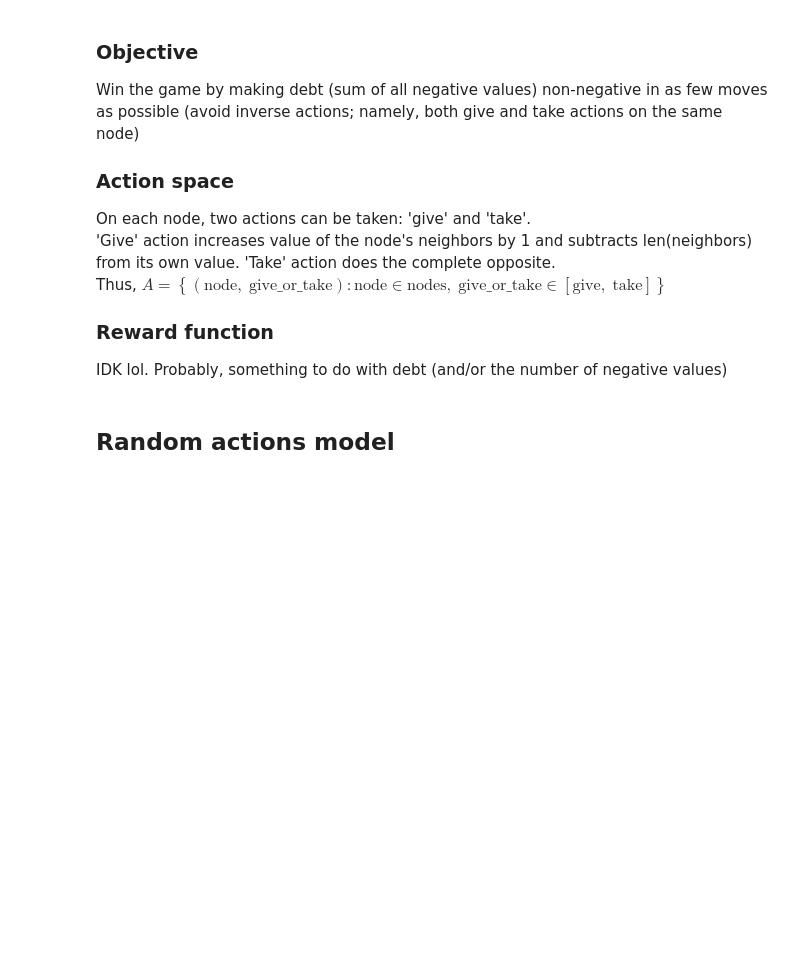
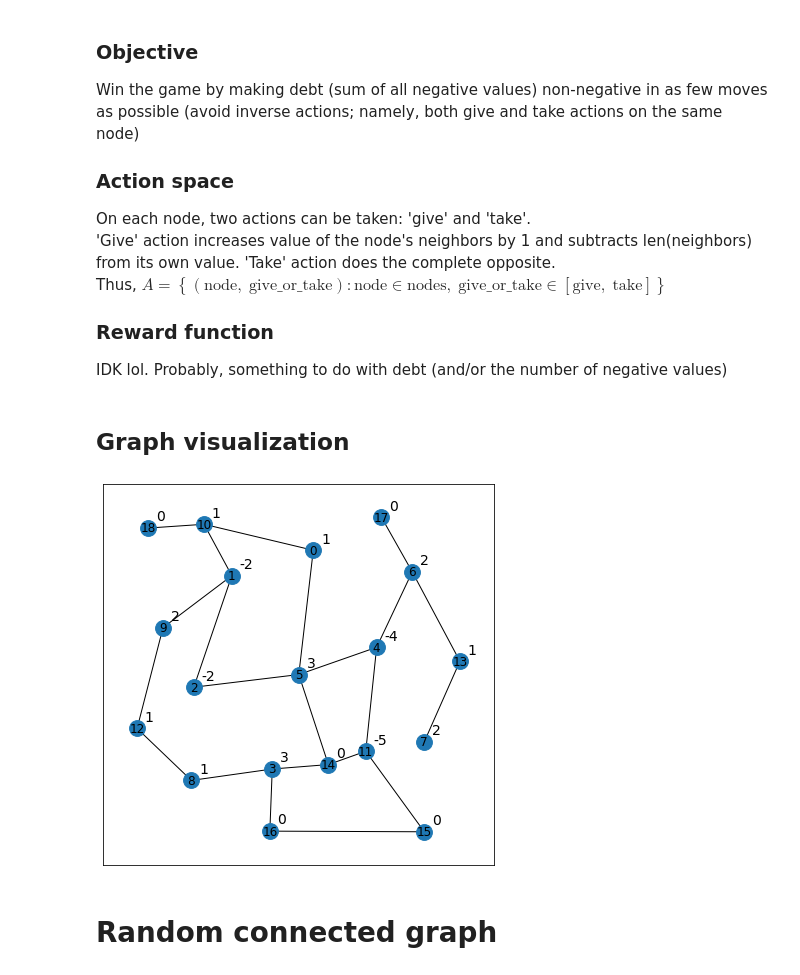
Before and after one commit to rayannott/dollargame, a Jupyter notebook: dollar_game_RL.ipynb, the cells around one changed output. Drawn from its saved outputs; the diff is of its cells as text; code cells hidden in the pictures; blank space fills up the shorter version.

```diff
--- a/dollar_game_RL.ipynb
+++ b/dollar_game_RL.ipynb
@@ -19,2 +18,0 @@ import json
-# %%
-G = load_game('game2.json')
@@ -68,5 +34,27 @@ Thus, $A = \left\{(\text{node},\;\text{give_or_take}): \text{node}\in\text{nodes
 
 ### Reward function
 IDK lol. Probably, something to do with debt (and/or the number of negative values)
+# %% [markdown]
+## Graph visualization
+# %%
+def transform_positions(pos):
+    x, y = pos
+    return (x - 160)/640, 1 - y/600
+
+def draw_graph(G, pos=None, savefig=''):
+    if not pos:
+        pos = {node: transform_positions(node_data['pos']) for node, node_data in G.nodes.items()}
+    fig, ax = plt.subplots(figsize=(7, 7))
+    for node, node_data in G.nodes.items():
+        plt.text(pos[node][0] + 0.02*0, pos[node][1] + 0.02*0, str(node_data['val']), fontsize=14)
+    nx.draw_networkx(G, pos=pos, ax=ax, node_size=250)
+    if savefig:
+        fig.savefig(f'others/{savefig}')
+# %%
+G = load_game('35.json')
+# %%
+draw_graph(G, savefig='')
+# %% [output]
+[figure, added]
 # %% [markdown]
-## Random actions model
+# Random connected graph
```
Also changed, not shown: parts of 21 cells of this notebook, 8 other files.
